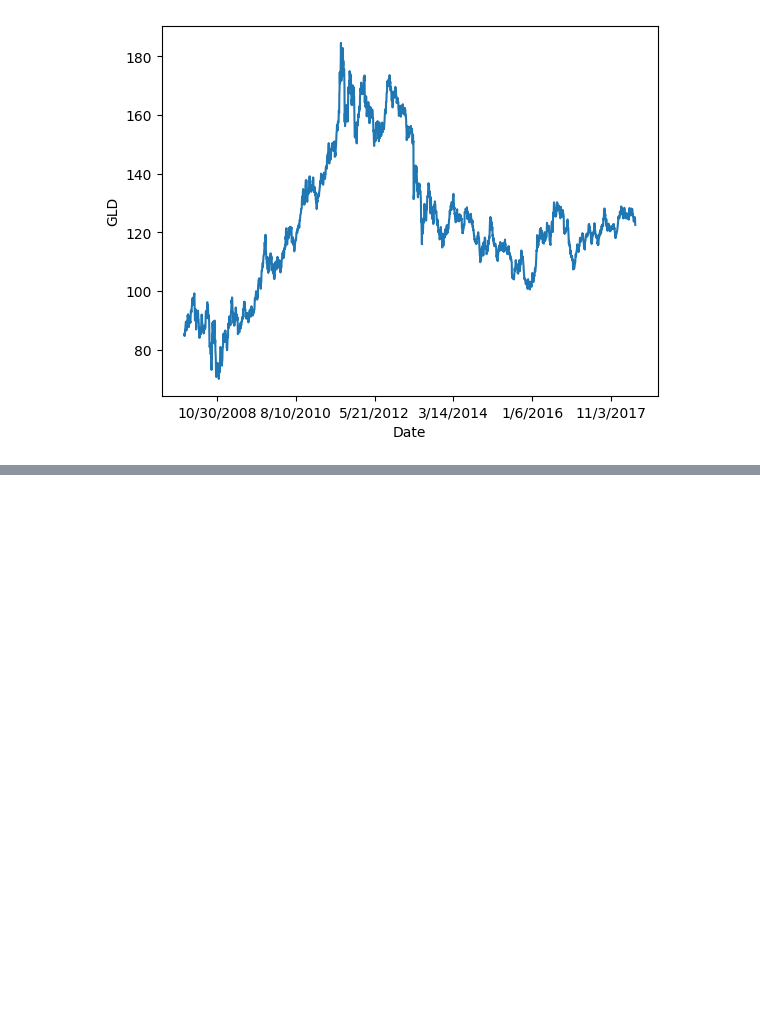
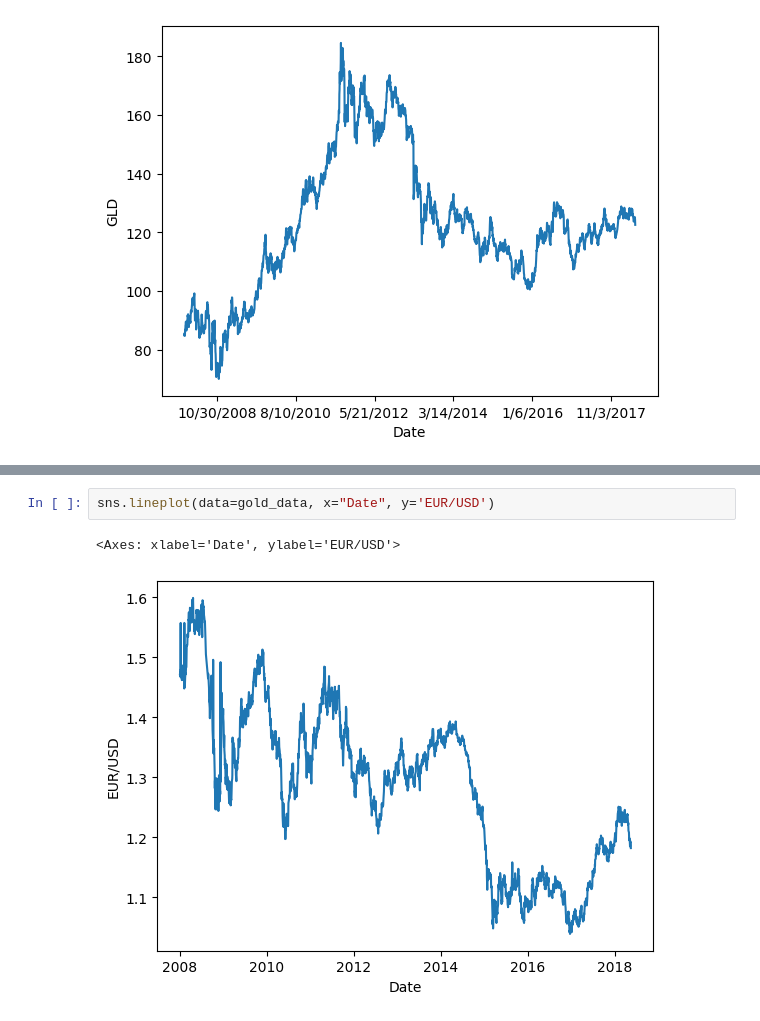
Before and after one commit to Himmu5/data-analysis, a Jupyter notebook: notebooks/gold_price_analysis.ipynb, the cells around one changed output, grey strips where cells are left out. Drawn from its saved outputs; the diff is of its cells as text; blank space fills up the shorter version.

```diff
--- a/notebooks/gold_price_analysis.ipynb
+++ b/notebooks/gold_price_analysis.ipynb
@@ -34,0 +121,5 @@ sns.lineplot(data=gold_data, x="Date", y="GLD")
+# %%
+sns.lineplot(data=gold_data, x="Date", y='EUR/USD')
+# %% [output]
+<Axes: xlabel='Date', ylabel='EUR/USD'>
+[figure, added]
```
Also changed, not shown: parts of 10 cells of this notebook.
